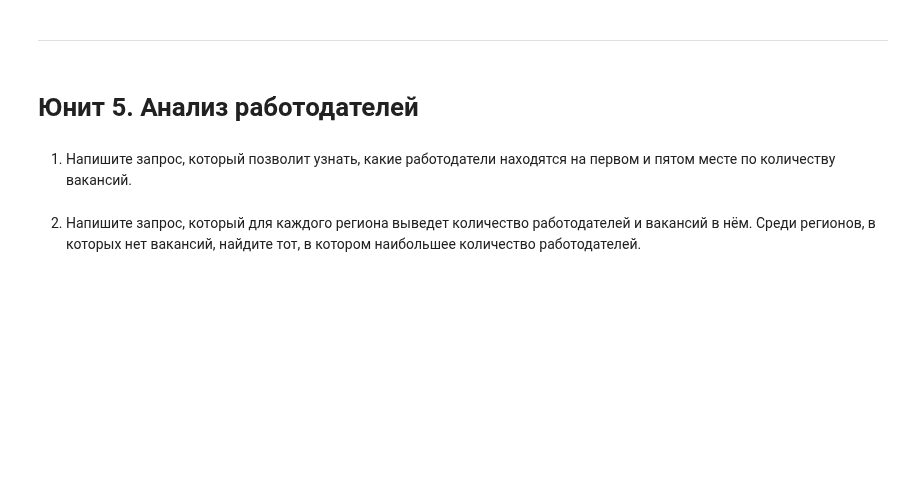
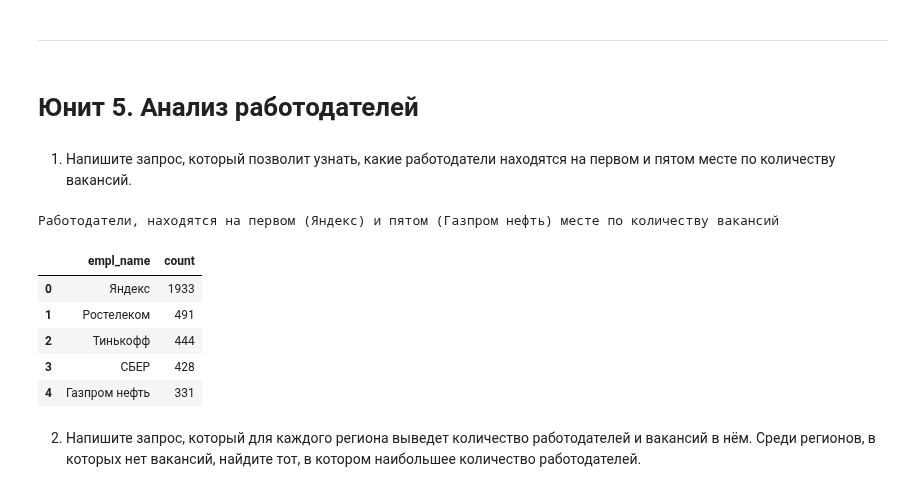
Before and after one commit to Novkozinin/SF_projects, a Jupyter notebook: Project-02_Анализ_вакансий_из_HeadHunter/Project_2_Анализ_вакансий_из_HeadHunter.ipynb, the cells around one changed output. Saved outputs shown, nothing was run; the diff lists cells and outputs as text; code cells hidden in the pictures; blank space fills up the shorter version.

```diff
--- a/Project-02_Анализ_вакансий_из_HeadHunter/Project_2_Анализ_вакансий_из_HeadHunter.ipynb
+++ b/Project-02_Анализ_вакансий_из_HeadHunter/Project_2_Анализ_вакансий_из_HeadHunter.ipynb
@@ -194,8 +212,30 @@ display(df_4_4)
 1. Напишите запрос, который позволит узнать, какие работодатели находятся на первом и пятом месте по количеству вакансий.
 # %%
 # текст запроса
+query_5_1 = f'''
+select
+    e.name empl_name,
+    count(v.id) count
+from employers e
+    join vacancies v on e.id = v.employer_id
+group by  empl_name
+order by 2 desc
+limit 5
+'''
 # %%
 # результат запроса
+df_5_1 = pd.read_sql_query(query_5_1, connection)
+print(f'Работодатели, находятся на первом ({df_5_1.iloc[0][0]}) \
+и пятом ({df_5_1.iloc[-1][0]}) месте по количеству вакансий')
+display(df_5_1)
+# %% [output]
+Работодатели, находятся на первом (Яндекс) и пятом (Газпром нефть) месте по количеству вакансий
+|  | empl_name | count |
+| 0 | Яндекс | 1933 |
+| 1 | Ростелеком | 491 |
+| 2 | Тинькофф | 444 |
+| 3 | СБЕР | 428 |
+| 4 | Газпром нефть | 331 |
 # %% [markdown]
 2. Напишите запрос, который для каждого региона выведет количество работодателей и вакансий в нём.
 Среди регионов, в которых нет вакансий, найдите тот, в котором наибольшее количество работодателей.
```
Also changed, not shown: parts of 4 cells of this notebook.
